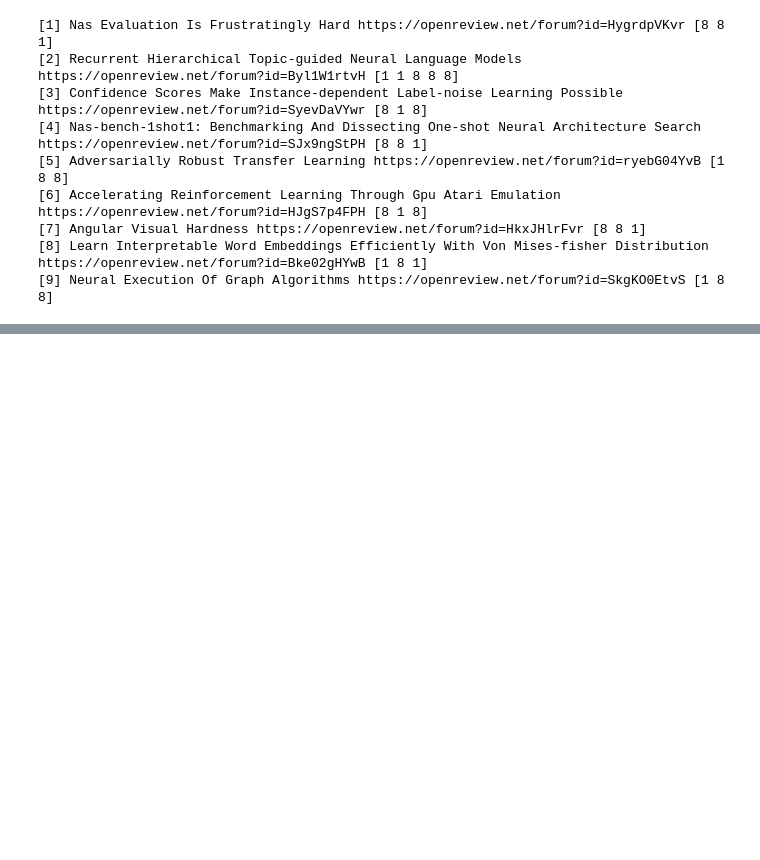
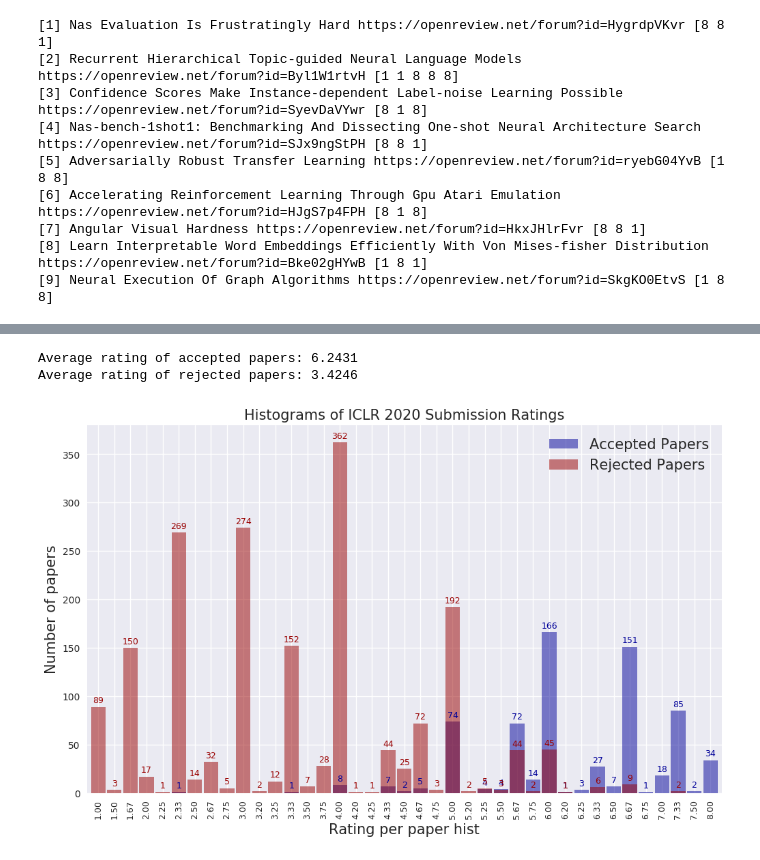
Before and after one commit to shaohua0116/ICLR2020-OpenReviewData, a Jupyter notebook: demo.ipynb, the cells around one changed output, grey strips where cells are left out. Cells and saved outputs as stored; diff of their text form; code cells hidden in the pictures; blank space fills up the shorter version.

```diff
--- a/demo.ipynb
+++ b/demo.ipynb
@@ -528,8 +582,11 @@ if AFTER_DECISION:
                 rating_mean_accept.append(m.average_rating)
             else:
                 rating_mean_reject.append(m.average_rating)
-    print('Average rating of accepted papers: {}'.format(np.mean(rating_mean_accept)))
-    print('Average rating of rejected papers: {}'.format(np.mean(rating_mean_reject)))
+    print('Average rating of accepted papers: {:.4f}'.format(np.mean(rating_mean_accept)))
+    print('Average rating of rejected papers: {:.4f}'.format(np.mean(rating_mean_reject)))
+# %% [output]
+Average rating of accepted papers: 6.2431
+Average rating of rejected papers: 3.4246
 # %%
 if AFTER_DECISION:
     fig = plt.figure(figsize=(12, 7))
@@ -548,43 +605,45 @@ if AFTER_DECISION:
 
     x_labels = ['{:.2f}'.format(b) for b in bins]
 
-    ax1 = freq_series.plot(kind='bar', color='#990000', alpha=0.5, width=0.9)
+    ax1 = freq_series.plot(kind='bar', color='#000099', alpha=0.5, width=0.9)
 
     rects = ax1.patches
     labels = [int(frequencies[i]) for i in range(len(rects))]
 
     for rect, label in zip(rects, labels):
         height = rect.get_height()
         if label > 0:
             ax1.text(rect.get_x() + rect.get_width() / 2, height + 2, label,
-                     ha='center', va='bottom', fontsize=9, color='#990000')
+                     ha='center', va='bottom', fontsize=9, color='#000099')
 
     # rejected
     counterlist_reject =  sorted(Counter(rating_mean_reject).most_common())
     for c in counterlist_all:
         if c[0] not in [ca[0] for ca in counterlist_reject]:
             counterlist_reject.append((c[0], 0))
     counterlist_reject = sorted(counterlist_reject)
     frequencies = [k[1] for k in counterlist_reject]
     freq_series = pd.Series.from_array(frequencies)
 
-    ax2 = freq_series.plot(kind='bar', color='#000099', alpha=0.5, width=0.9)
+    ax2 = freq_series.plot(kind='bar', color='#990000', alpha=0.5, width=0.9)
     ax2.set_xlabel('Rating per paper hist', fontsize=15)
     ax2.set_ylabel('Number of papers', fontsize=15)
     ax2.set_xticklabels(x_labels, fontsize=9)
 
     rects = ax2.patches[int(len(rects)/2):]
     labels = [int(frequencies[i]) for i in range(len(rects))]
 
     for rect, label in zip(rects, labels):
         height = rect.get_height()
         if label > 0:
             ax2.text(rect.get_x() + rect.get_width() / 2, height + 2, label,
-                     ha='center', va='bottom', fontsize=9, color='#000099')
+                     ha='center', va='bottom', fontsize=9, color='#990000')
 
     ax1.legend(('Accepted Papers', 'Rejected Papers'), fontsize=15)
     plt.show()
     fig.savefig('asset/decision.png')
+# %% [output]
+[figure, added]
 # %%
 # write a linux script that can downloads all the paper pdf with its title
 with open('download_all_paper.sh', 'w') as f:
```
Also changed, not shown: parts of 25 cells of this notebook, 17 other files.
